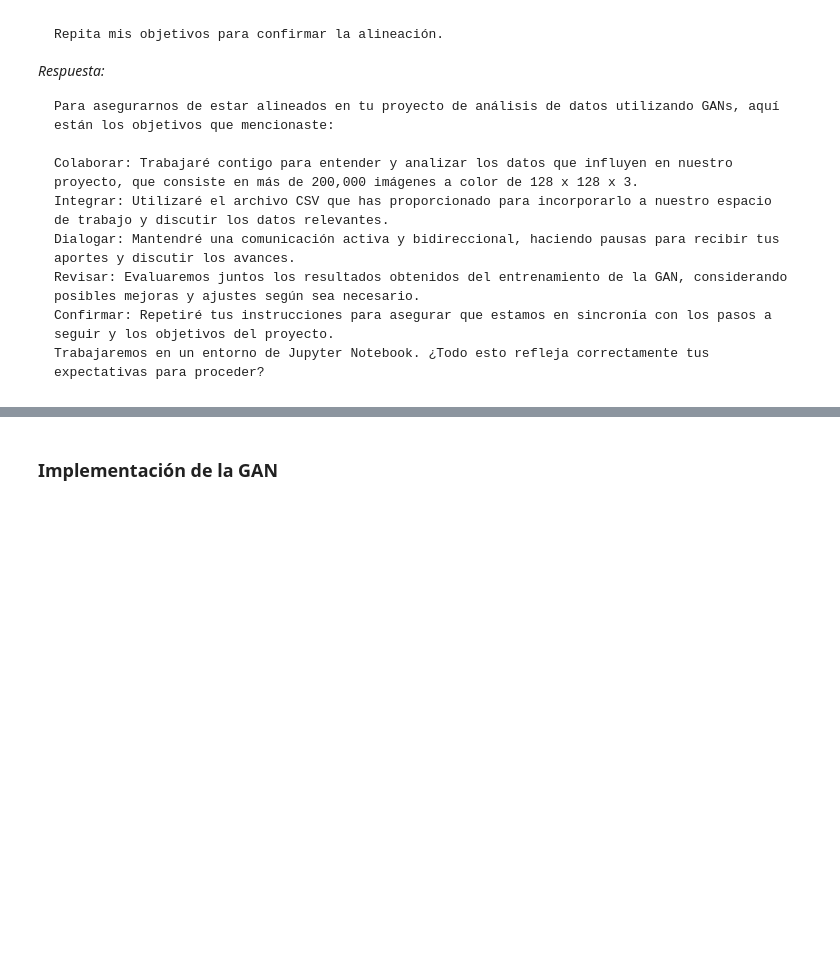
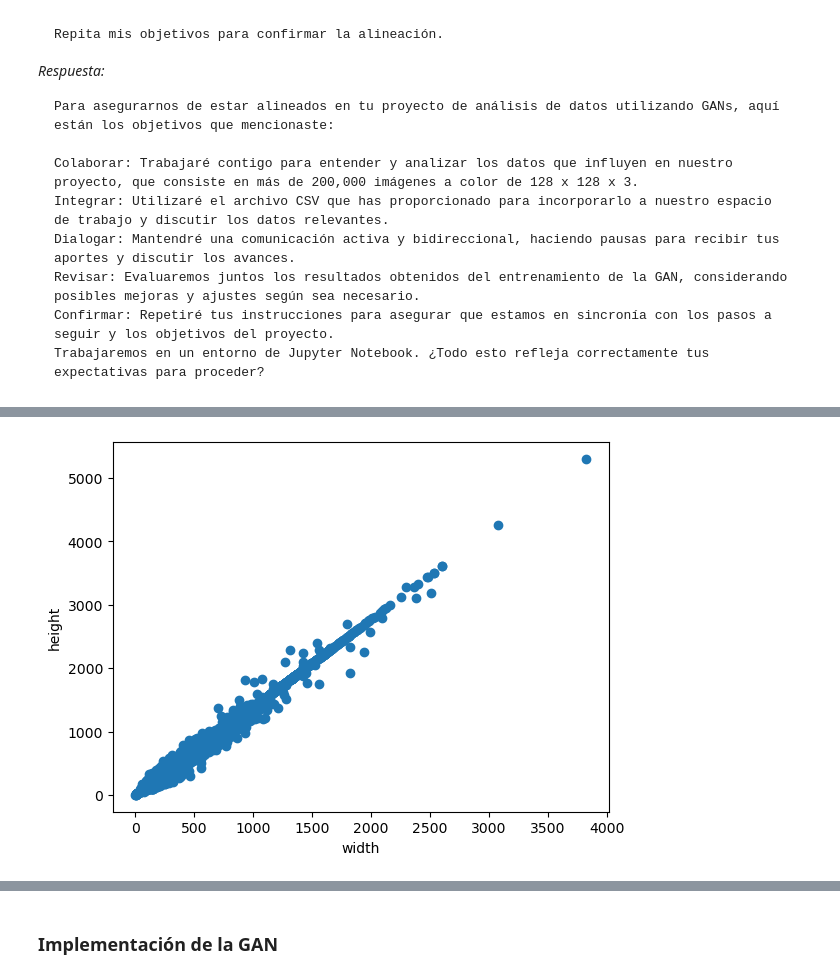
Before and after one commit to markalbrand56/DS-Laboratorio-6, a Jupyter notebook: l6.ipynb, the cells around one changed output, grey strips where cells are left out. Saved outputs shown, nothing was run; the diff lists cells and outputs as text; code cells hidden in the pictures; blank space fills up the shorter version.

```diff
--- a/l6.ipynb
+++ b/l6.ipynb
@@ -41,0 +86,3 @@ Trabajaremos en un entorno de Jupyter Notebook. ¿Todo esto refleja correctament
+# %%
+celeb_bbox = pd.read_csv('archive/list_bbox_celeba.csv')
+celeb_bbox.head()
@@ -41,0 +96,9 @@ Trabajaremos en un entorno de Jupyter Notebook. ¿Todo esto refleja correctament
+# %%
+# plot bounding box widht and height
+plt.figure()
+plt.scatter(celeb_bbox['width'], celeb_bbox['height'])
+plt.xlabel('width')
+plt.ylabel('height')
+plt.show()
+# %% [output]
+[figure, added]
```
Also changed, not shown: parts of 19 cells of this notebook.
